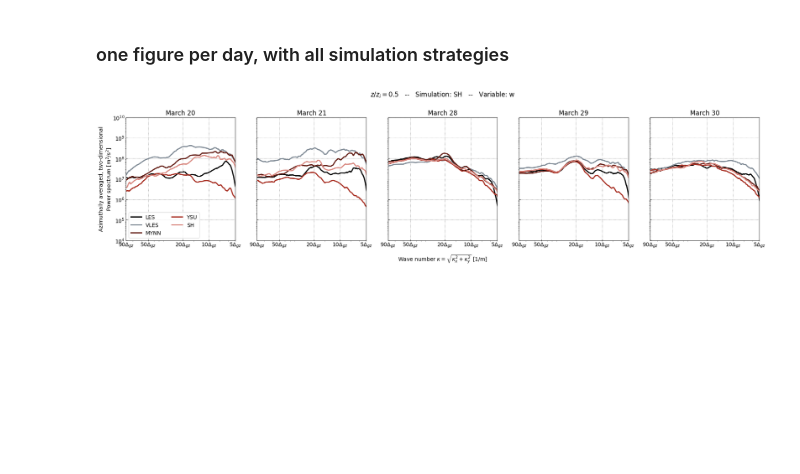
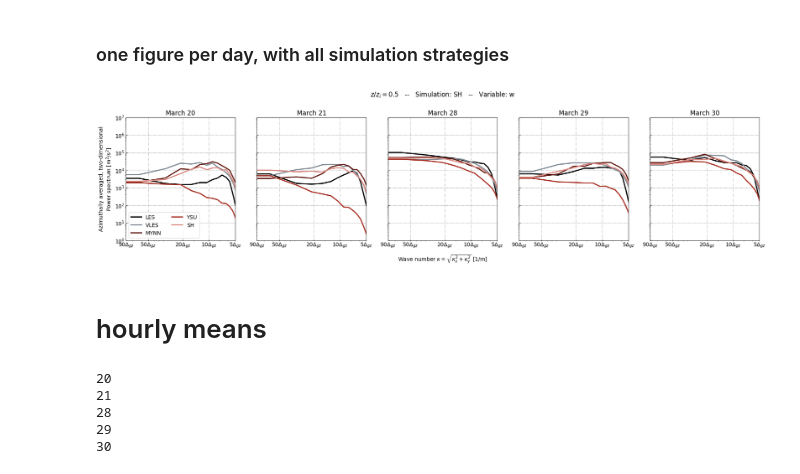
Before and after one commit to dorn1984/xpia, a Jupyter notebook: plot_spectra_and_cospectra.ipynb, the cells around one changed output. Cells and saved outputs as stored; diff of their text form; code cells hidden in the pictures; blank space fills up the shorter version.

```diff
--- a/plot_spectra_and_cospectra.ipynb
+++ b/plot_spectra_and_cospectra.ipynb
@@ -292,10 +333,16 @@ for sim in subsets_by_day[day].columns:
 # %% [markdown]
 ### one figure per simulation strategy, with a panel per day showing all 10-mins and the daily average
 # %%
-days  = subsets_by_day.keys()
+plotscale = 'loglog'
+
+days  = subsets_by_day_les.keys()
 ndays = len(days)
+sims  = ["les","mynn","ysu","sh","vles"]
 
-for sim in subsets_by_day[day].columns[1:]:
+for sim in sims:
+
+    link_snapshots = subsets_by_day_les if sim.lower() in ["les","les_raw"] else subsets_by_day_gz
+    link_daily_avgs = dayavg_by_day_les if sim.lower() in ["les","les_raw"] else dayavg_by_day_gz
 
     fig = plt.figure(figsize=(6*ndays,6))
 
@@ -312,14 +359,24 @@ for sim in subsets_by_day[day].columns[1:]:
     axs = {}
 
     for iax,day in enumerate(days):
+
         axs[iax] = fig.add_subplot(1,ndays,iax+1)
         axs[iax].grid(color='gray', linestyle=':', linewidth=1)
-        df_subset = subsets_by_day[day].copy()
+
+        df_subset = link_snapshots[day].copy()
         for datetime in np.unique(df_subset.index.get_level_values(0)):
             snapshot = df_subset.xs(datetime,level=0)
             axs[iax].loglog(snapshot.index, snapshot[sim].values, lw=1, color=colors_days[day],alpha=0.2)
-        df_subset_timeavg = dayavg_by_day[day].copy()
-        axs[iax].loglog(df_subset_timeavg.index, df_subset_timeavg[sim],lw=5,color=colors_days[day])
+        df_subset_timeavg = link_daily_avgs[day].copy()
+
+        if plotscale=='loglog':
+            axs[iax].loglog(df_subset_timeavg.index, df_subset_timeavg[sim],lw=5,color=colors_days[day])
+        elif plotscale=='semilogx':
+            axs[iax].semilogx(df_subset_timeavg.index, df_subset_timeavg[sim],lw=5,color=colors_days[day])
+        elif plotscale=='semilogy':
+            axs[iax].semilogy(df_subset_timeavg.index, df_subset_timeavg[sim],lw=5,color=colors_days[day])
+        else:
+            axs[iax].plot(df_subset_timeavg.index, df_subset_timeavg[sim],lw=5,color=colors_days[day])
 
         if iax>0:
             plt.setp(axs[iax].get_yticklabels(), visible=False)
@@ -328,13 +385,12 @@ for sim in subsets_by_day[day].columns[1:]:
         axs[iax].yaxis.set_tick_params(direction='in')
 
         axs[iax].set_xlim([minf,filterf])
-        axs[iax].set_ylim([1e4,1e10])
-        axs[iax].set_xlim([minf,filterf])
+        axs[iax].set_ylim([1e0,1e7])
         axs[iax].set_xticks(xticks)
         axs[iax].set_xticklabels(xlabels)
         axs[iax].set_title('March {0}'.format(day))
 
-    fig.savefig("../figs/w_spectra_daily_panels_{0}.png".format(sim), dpi=200, bbox_inches="tight")
+    fig.savefig("../figs/{0}_spectra_daily_panels_{1}_{2}.png".format(varname,sim,plotscale), dpi=200, bbox_inches="tight")
     plt.clf()
 # %% [output]
 <Figure size 2160x432 with 0 Axes>
@@ -349,7 +403,7 @@ keys_in_order = ["les","vles","mynn","ysu","sh"]
 # %%
-days  = subsets_by_day.keys()
+days  = subsets_by_day_les.keys()
 ndays = len(days)
-nsims = len(keys_in_order)
+nsims = ["les","mynn","ysu","sh","vles"]
 
 fig = plt.figure(figsize=(6*ndays,6))
 
@@ -362,33 +416,41 @@ axbig.tick_params(labelcolor='none', top=False, bottom=False, left=False, right=
 axbig.set_ylabel("Azimuthally averaged, two-dimensional\nPower spectrum [m$^2$/s$^2$]")
 axbig.set_xlabel("Wave number $\kappa=\sqrt{\kappa_x^2+\kappa_y^2}$ [1/m]",labelpad=15)
 axbig.set_title("$z/z_i={0}$".format(z_zi_target)+"   --   Simulation: {0}".format(sim.upper())+"   --   Variable: {0}".format(varname),y=1.15)
 
 axs = {}
 
 for iax,day in enumerate(days):
 
     axs[iax] = fig.add_subplot(1,ndays,iax+1)
     axs[iax].grid(color='gray', linestyle=':', linewidth=1)
-    df_subset_timeavg = dayavg_by_day[day].copy()
+
+
     for sim in keys_in_order:
+
+        link_snapshots = subsets_by_day_les if sim.lower() in ["les","les_raw"] else subsets_by_day_gz
+        link_daily_avgs = dayavg_by_day_les if sim.lower() in ["les","les_raw"] else dayavg_by_day_gz
+
+        df_subset_timeavg = link_daily_avgs[day].copy()
         axs[iax].loglog(df_subset_timeavg.index, df_subset_timeavg[sim],lw=3,color=colors[sim],label=sim.upper())
 
     if iax>0:
         plt.setp(axs[iax].get_yticklabels(), visible=False)
 
     axs[iax].xaxis.set_tick_params(direction='in')
     axs[iax].yaxis.set_tick_params(direction='in')
 
     if iax == 0:
         plt.legend(loc=3,ncol=2)
 
     axs[iax].set_xlim([minf,filterf])
-    axs[iax].set_ylim([1e4,1e10])
+    axs[iax].set_ylim([1e0,1e7])
     axs[iax].set_xlim([minf,filterf])
     axs[iax].set_xticks(xticks)
     axs[iax].set_xticklabels(xlabels)
     axs[iax].set_title('March {0}'.format(day))
 
 fig.savefig("../figs/w_spectra_daily_panels_all_sims_mean.png", dpi=200, bbox_inches="tight")
 # %% [output]
-[figure, old version]
+[figure, new version]
+# %% [markdown]
+# hourly means
@@ -394,0 +459,27 @@ fig.savefig("../figs/w_spectra_daily_panels_all_sims_mean.png", dpi=200, bbox_in
+# %%
+hourly_medians  = {}
+
+for day in days:
+
+    print(day)
+
+    day1  = day
+    day2  = day
+
+    hour1 = 14
+    hour2 = 23
+
+    minute1 = 0
+    minute2 = 59
+
+    start = pd.Timestamp(year=year,month=month,day=day1,hour=hour1,minute=minute1)
+    end   = pd.Timestamp(year=year,month=month,day=day2,hour=hour2,minute=minute2)
+
+    df_subset           = df_all.reset_index().set_index('datetime').loc[start:end].reset_index().set_index(['datetime','index'])
+    hourly_medians[day] = df_subset.unstack().resample('1h', level=0).median().stack()
+# %% [output]
+20
+21
+28
+29
+30
```
Also changed, not shown: parts of 39 cells of this notebook, 21 other files.
